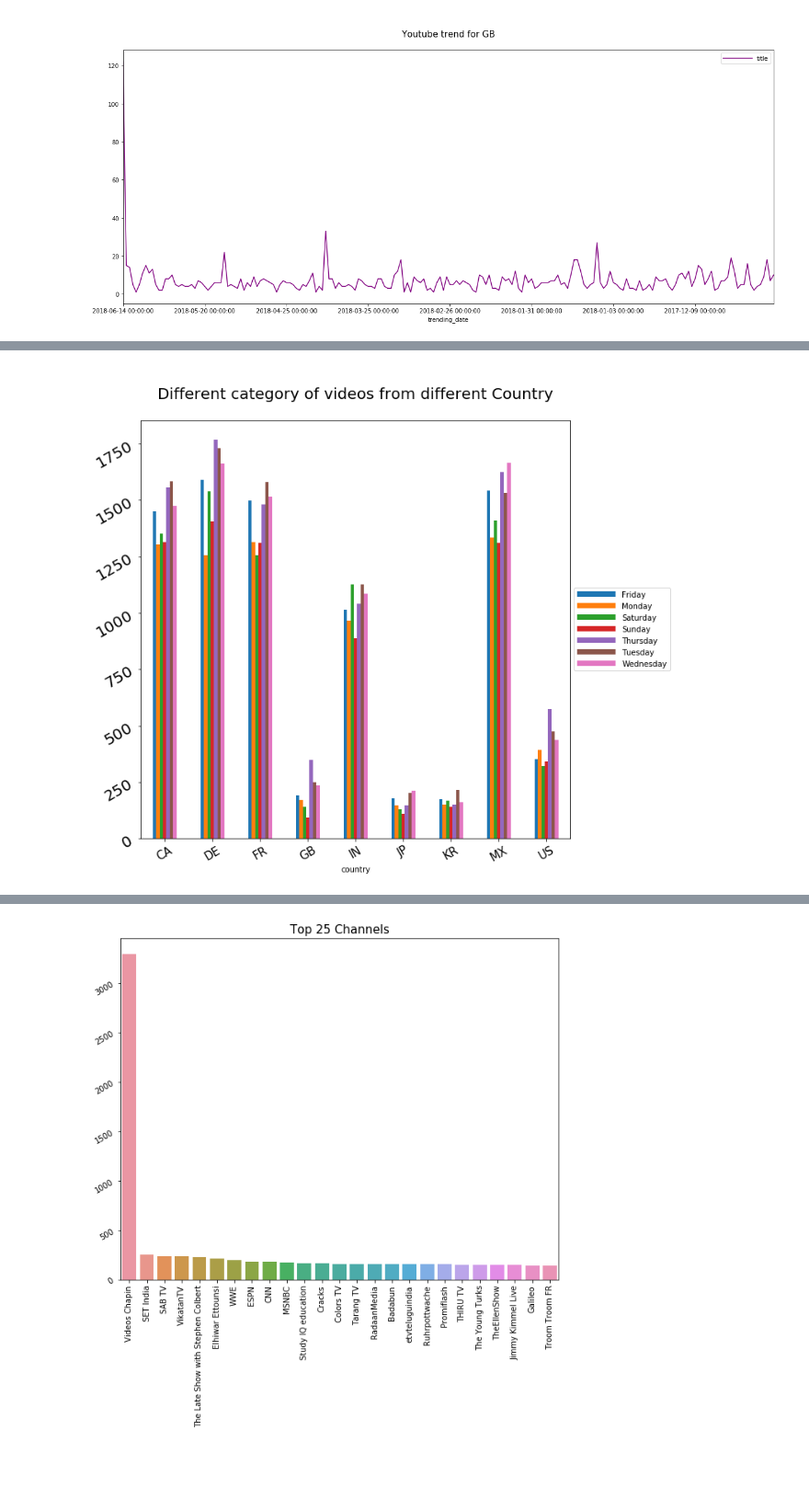
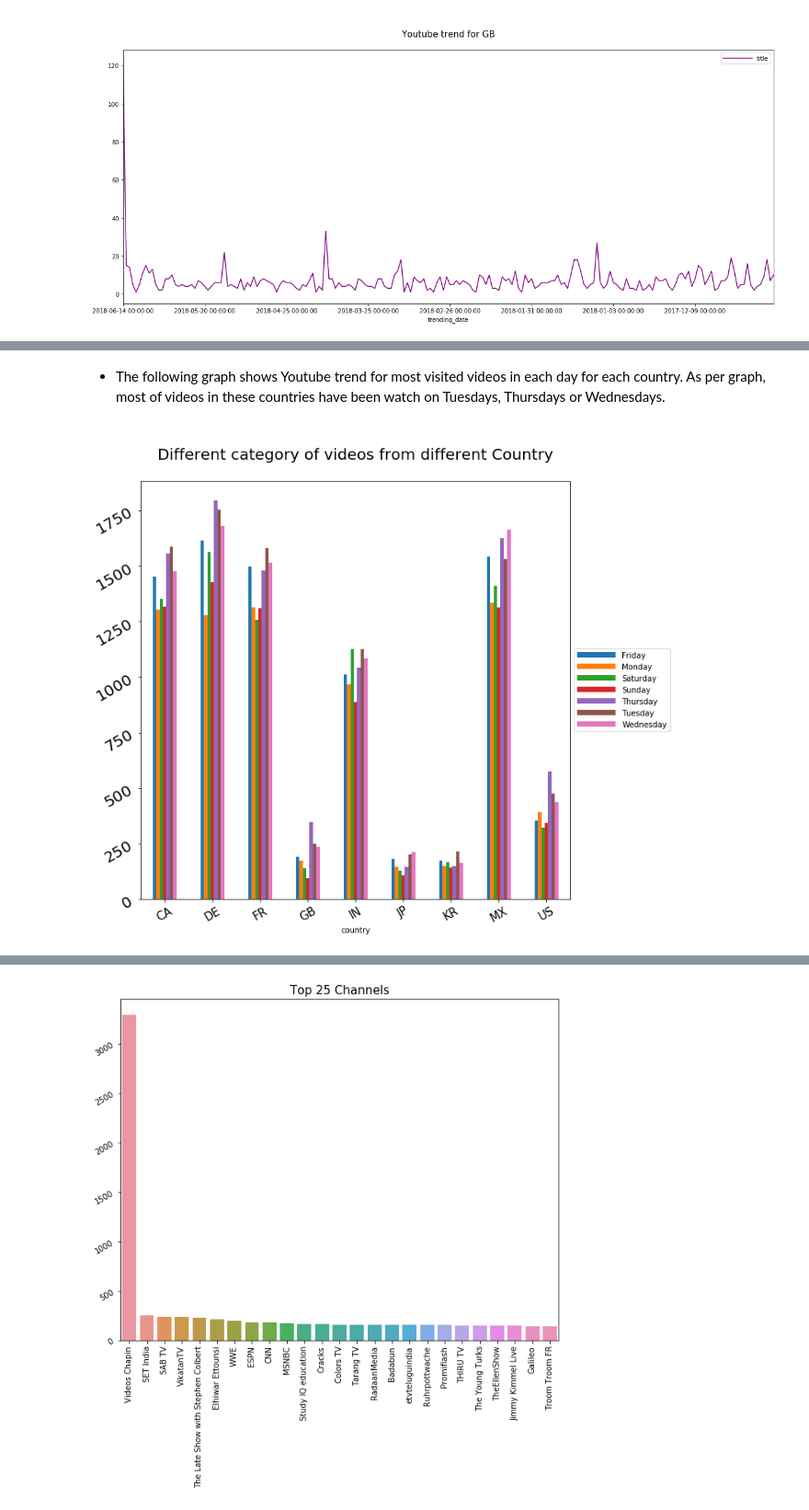
Before and after one commit to emami06/TrendingVideoYouTube, a Jupyter notebook: YouTube+EDA.ipynb, the cells around one changed output, grey strips where cells are left out. Shown at 92% size. Saved outputs shown, nothing was run; the diff lists cells and outputs as text; code cells hidden in the pictures; blank space fills up the shorter version.

```diff
--- a/YouTube+EDA.ipynb
+++ b/YouTube+EDA.ipynb
@@ -370,12 +267,14 @@ data[data["country"] == country][["views", "trending_date_day"]].groupby("trendi
+# %% [markdown]
+- The following graph shows Youtube trend for most visited videos in each day for each country. As per graph, most of videos in these countries have been watch on Tuesdays, Thursdays or Wednesdays.
 # %%
 data.groupby(["country", "trending_date_day"]).count()["views"].unstack().plot.bar(figsize=(10,10))
 plt.yticks(rotation=30, fontsize=20)
 plt.xticks(rotation=30, fontsize=15)
-plt.title("\nDifferent category of videos from different Country\n", fontsize=20)
+plt.title("\nYoutube trend for most visited videos in each day for each country\n", fontsize=20)
 plt.legend(handlelength=5, fontsize  = 10, loc='center left', bbox_to_anchor=(1, 0.5))
 plt.show()
 # %% [output]
-[figure, old version]
+[figure, new version]
 # %%
 data[data["country"] == country][["views", "trending_date_day"]].groupby("trending_date_day").count().sort_values(by="views")
 # %% [output]
```
Also changed, not shown: parts of 75 cells of this notebook.
